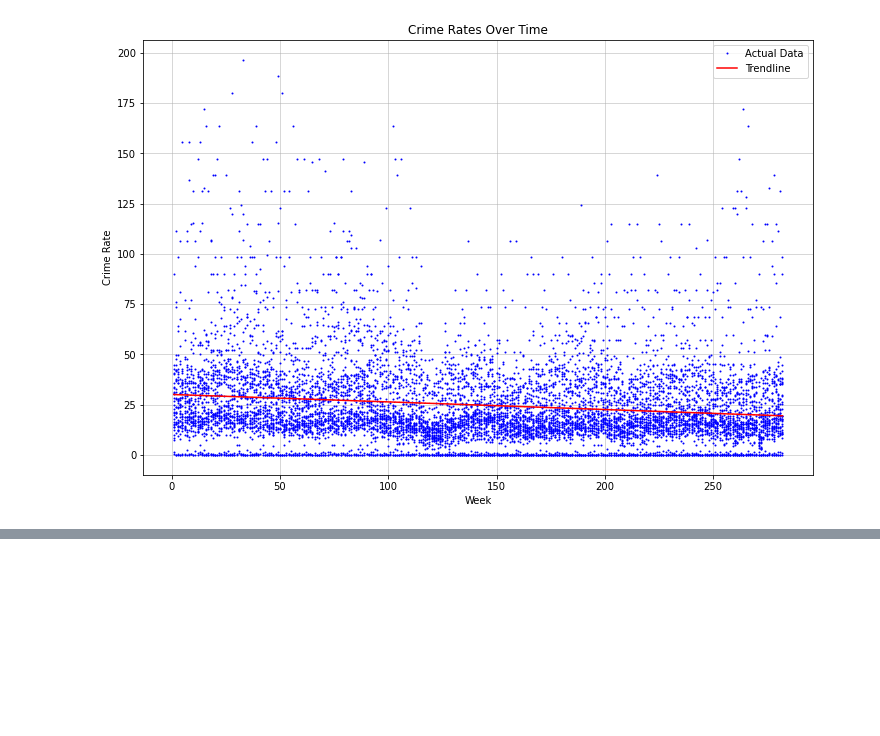
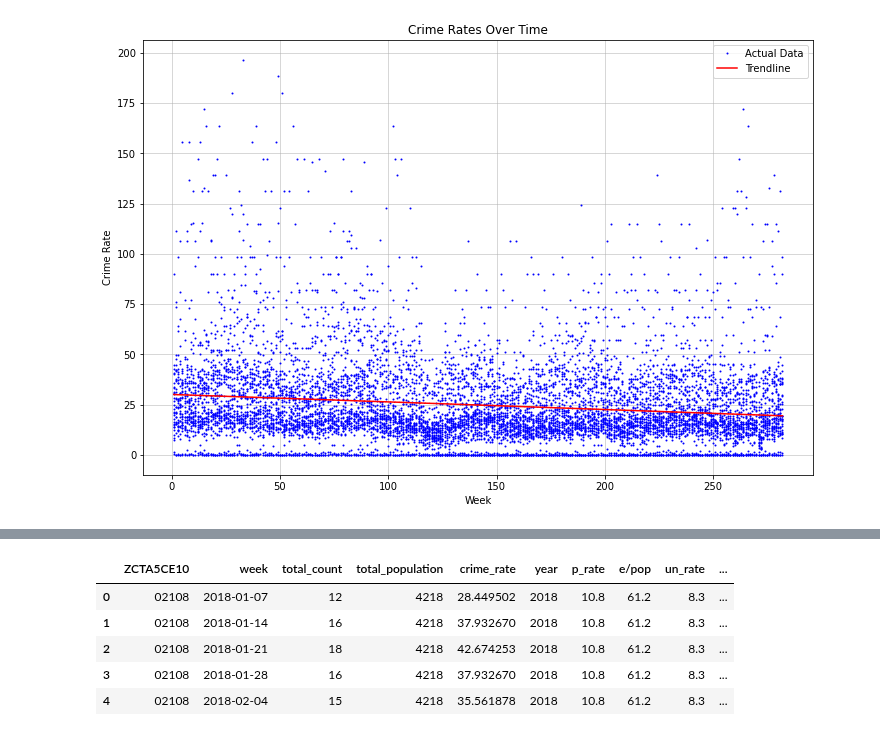
Before and after one commit to bail-reform/NYC, a Jupyter notebook: Boston_Data_Aggregation.ipynb, the cells around one changed output, grey strips where cells are left out. Saved outputs shown, nothing was run; the diff lists cells and outputs as text; code cells hidden in the pictures; blank space fills up the shorter version.

```diff
--- a/Boston_Data_Aggregation.ipynb
+++ b/Boston_Data_Aggregation.ipynb
@@ -433,0 +796,17 @@ plt.show()
+# %%
+#poverty rate
+poverty.set_index('ZCTA5CE10', inplace=True)
+merged_df['p_rate'] = 0.0
+
+year_to_pov_col = {2018: '2018p_rate', 2019: '2019p_rate', 2020: '2020p_rate', 2021: '2021p_rate', 2022: '2022p_rate'}
+
+def get_poverty_rate(row):
+    # Get the poverty rate column name for the year
+    pov_col = year_to_pov_col.get(row['year'])
+    # If the year is not in the dictionary, return NaN
+    if pov_col is None:
+        return pd.NA
+    return poverty.loc[row['ZCTA5CE10'], pov_col]
+
+merged_df['p_rate'] = merged_df.apply(get_poverty_rate, axis=1)
+merged_df.head()
@@ -433,0 +820,14 @@ plt.show()
+# %%
+employment.set_index('ZCTA5CE10', inplace=True)
+year_to_e_pop_col = {year: f'{year}e/pop' for year in range(2018, 2023)}
+year_to_un_rate_col = {year: f'{year}un_rate' for year in range(2018, 2023)}
+
+def get_employment_data(row, e_pop_col_dict, un_rate_col_dict, employment):
+    e_pop_col = e_pop_col_dict.get(row['year'])
+    un_rate_col = un_rate_col_dict.get(row['year'])
+    e_pop_rate = employment.at[row['ZCTA5CE10'], e_pop_col] if e_pop_col else pd.NA
+    un_rate = employment.at[row['ZCTA5CE10'], un_rate_col] if un_rate_col else pd.NA
+    return e_pop_rate, un_rate
+
+merged_df[['e/pop', 'un_rate']] = merged_df.apply(lambda row: get_employment_data(row, year_to_e_pop_col, year_to_un_rate_col, employment), axis=1, result_type='expand')
+merged_df.head()
@@ -433,0 +850,21 @@ plt.show()
+# %%
+income.set_index('ZCTA5CE10', inplace=True)
+year_to_in_median_col = {year: f'{year}in_median' for year in range(2018, 2023)}
+year_to_in_mean_col = {year: f'{year}in_mean' for year in range(2018, 2023)}
+
+def get_income_data(row, in_median_col_dict, in_mean_col_dict, income):
+    in_median_col = in_median_col_dict.get(row['year'])
+    in_mean_col = in_mean_col_dict.get(row['year'])
+    in_median = income.at[row['ZCTA5CE10'], in_median_col] if in_median_col else pd.NA
+    in_mean = income.at[row['ZCTA5CE10'], in_mean_col] if in_mean_col else pd.NA
+    return in_median, in_mean
+
+merged_df[['in_median', 'in_mean']] = merged_df.apply(lambda row: get_income_data(row, year_to_in_median_col, year_to_in_mean_col, income), axis=1, result_type='expand')
+merged_df.head()
+# %% [output]
+|  | ZCTA5CE10 | week | total_count | total_population | crime_rate | year | p_rate | e/pop | un_rate | ... |
+| 0 | 02108 | 2018-01-07 | 12 | 4218 | 28.449502 | 2018 | 10.8 | 61.2 | 8.3 | ... |
+| 1 | 02108 | 2018-01-14 | 16 | 4218 | 37.932670 | 2018 | 10.8 | 61.2 | 8.3 | ... |
+| 2 | 02108 | 2018-01-21 | 18 | 4218 | 42.674253 | 2018 | 10.8 | 61.2 | 8.3 | ... |
+| 3 | 02108 | 2018-01-28 | 16 | 4218 | 37.932670 | 2018 | 10.8 | 61.2 | 8.3 | ... |
+| 4 | 02108 | 2018-02-04 | 15 | 4218 | 35.561878 | 2018 | 10.8 | 61.2 | 8.3 | ... |
```
Also changed, not shown: parts of 43 cells of this notebook.
